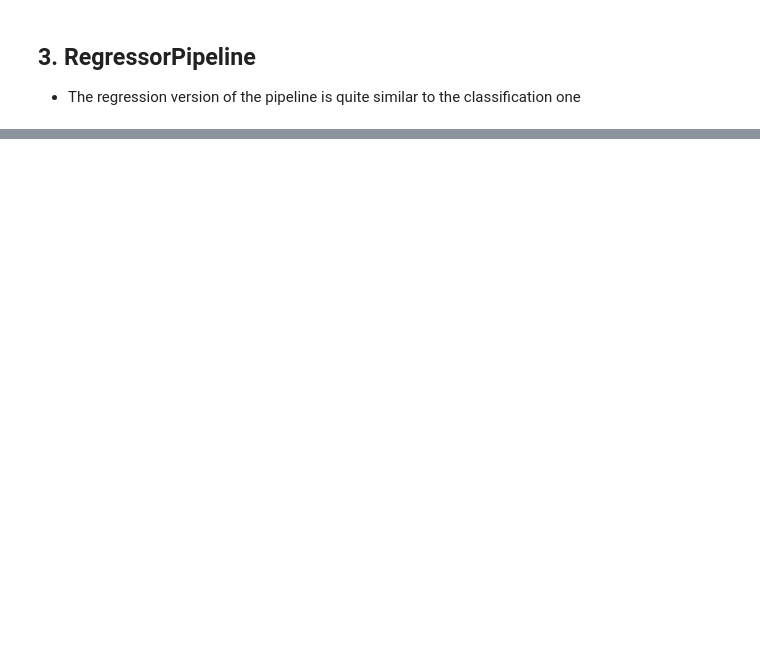
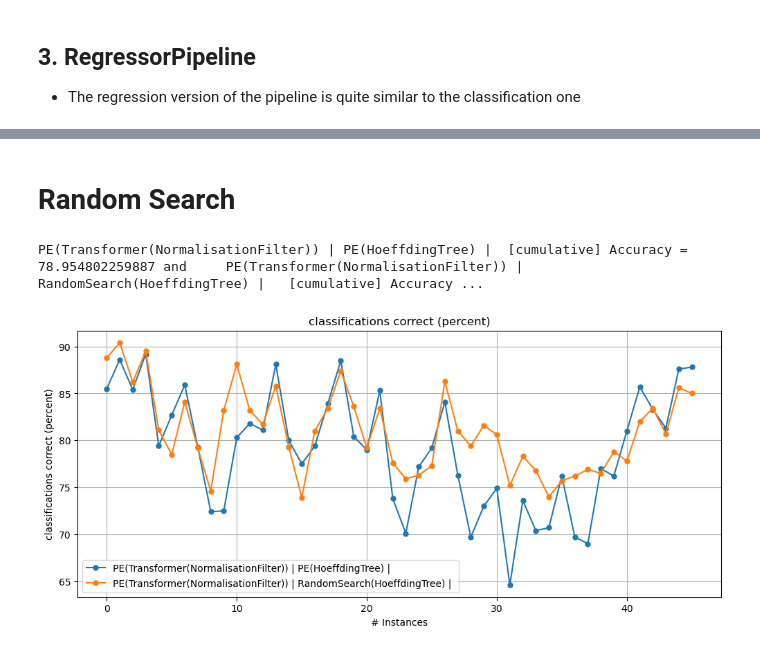
Before and after one commit to adaptive-machine-learning/CapyMOA, a Jupyter notebook: notebooks/07_pipelines.ipynb, the cells around one changed output, grey strips where cells are left out. Saved outputs shown, nothing was run; the diff lists cells and outputs as text; code cells hidden in the pictures; blank space fills up the shorter version.

```diff
--- a/notebooks/07_pipelines.ipynb
+++ b/notebooks/07_pipelines.ipynb
@@ -77,8 +176,10 @@ add_noise_transformer = MOATransformer(schema=normalisation_transformer.get_sche
 ob_learner = OnlineBagging(schema=add_noise_transformer.get_schema(), ensemble_size=5)
 
 # Creating and populating the pipeline
-pipeline = ClassifierPipeline(transformers=[normalisation_transformer, add_noise_transformer],
-                              learner=ob_learner)
+pipeline = (ClassifierPipeline()
+            .add_transformer(normalisation_transformer)
+            .add_transformer(add_noise_transformer)
+            .add_classifier(ob_learner))
 
 # Creating the evaluator
 ob_evaluator = ClassificationEvaluator(schema=elec_stream.get_schema())
@@ -165,0 +479,44 @@ rmse: 2.5841013025710358
+# %% [markdown]
+# Random Search
+# %%
+import numpy as np
+from capymoa.classifier import HoeffdingTree
+from capymoa.stream.preprocessing import RandomSearchClassifierPE, TransformerPipelineElement
+
+elec_stream = Electricity()
+normalisation_transformer = MOATransformer(schema=elec_stream.get_schema(), moa_filter=NormalisationFilter())
+
+ht_pipeline_element = ClassifierPipelineElement(HoeffdingTree(elec_stream.get_schema()))
+ht_pipeline = ClassifierPipeline([TransformerPipelineElement(normalisation_transformer), ht_pipeline_element])
+
+classifier_class = HoeffdingTree
+
+hyperparameter_ranges = {
+    "schema": [elec_stream.get_schema()],
+    "grace_period": [1, 50, 100, 200, 500],
+    "split_criterion": ["InfoGainSplitCriterion", "GiniSplitCriterion"],
+    "confidence": [10.0 ** (-i) for i in range(1, 5)],
+    "tie_threshold": [0.05, 0.03, 0.01, 0.001]
+}
+
+rng = np.random.default_rng(0)
+n_combinations = 50
+
+random_search_pe = RandomSearchClassifierPE(classifier_class, hyperparameter_ranges, n_combinations, rng)
+normalisation_transformer = MOATransformer(schema=elec_stream.get_schema(), moa_filter=NormalisationFilter())
+
+rs_pipeline = ClassifierPipeline([TransformerPipelineElement(normalisation_transformer), random_search_pe])
+# %%
+from capymoa.evaluation.visualization import plot_windowed_results
+from capymoa.evaluation import prequential_evaluation
+
+ht_results = prequential_evaluation(stream=elec_stream, learner=ht_pipeline, window_size=1000)
+rs_results = prequential_evaluation(stream=elec_stream, learner=rs_pipeline, window_size=1000)
+
+print(f"{ht_results['learner']} [cumulative] Accuracy = {ht_results['cumulative'].accuracy()} and \
+    {rs_results['learner']}  [cumulative] Accuracy = {rs_results['cumulative'].accuracy()}")
+
+plot_windowed_results(ht_results, rs_results, metric="classifications correct (percent)", figure_path=None)
+# %% [output]
+PE(Transformer(NormalisationFilter)) | PE(HoeffdingTree) |  [cumulative] Accuracy = 78.954802259887 and     PE(Transformer(NormalisationFilter)) | RandomSearch(HoeffdingTree) |   [cumulative] Accuracy ...
+[figure, added]
```
Also changed, not shown: parts of 14 cells of this notebook, 2 other files.
